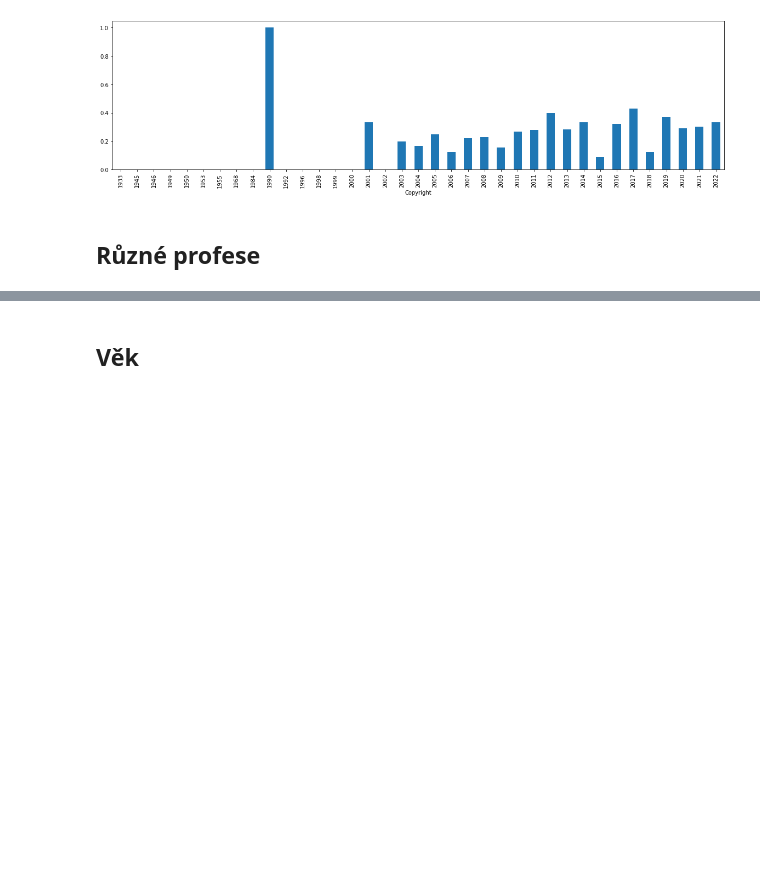
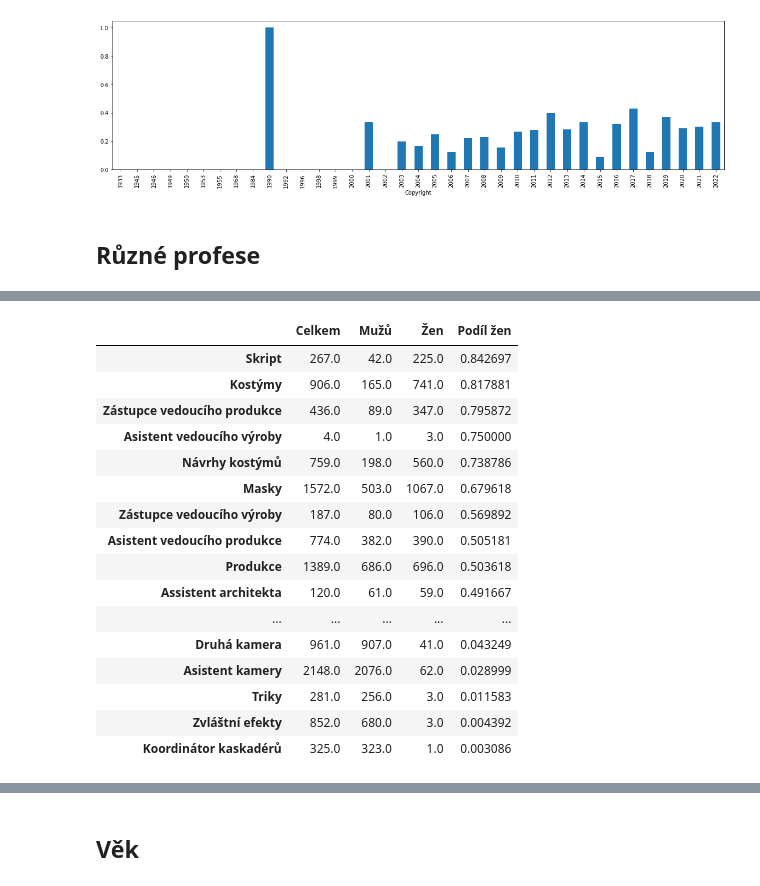
Before and after one commit to DataRozhlas/filmovy-prehled, a Jupyter notebook: 904 demografie.ipynb, the cells around one changed output, grey strips where cells are left out. Drawn from its saved outputs; the diff is of its cells as text; code cells hidden in the pictures; blank space fills up the shorter version.

```diff
--- a/904 demografie.ipynb
+++ b/904 demografie.ipynb
@@ -681,0 +646,20 @@ profesni_pomery20.sort_values(by="Podíl žen",ascending=False)
+# %%
+profesni_pomery(df[df["Copyright"] >= 1998], persony, prvni=False)
+# %% [output]
+|  | Celkem | Mužů | Žen | Podíl žen |
+| Skript | 267.0 | 42.0 | 225.0 | 0.842697 |
+| Kostýmy | 906.0 | 165.0 | 741.0 | 0.817881 |
+| Zástupce vedoucího produkce | 436.0 | 89.0 | 347.0 | 0.795872 |
+| Asistent vedoucího výroby | 4.0 | 1.0 | 3.0 | 0.750000 |
+| Návrhy kostýmů | 759.0 | 198.0 | 560.0 | 0.738786 |
+| Masky | 1572.0 | 503.0 | 1067.0 | 0.679618 |
+| Zástupce vedoucího výroby | 187.0 | 80.0 | 106.0 | 0.569892 |
+| Asistent vedoucího produkce | 774.0 | 382.0 | 390.0 | 0.505181 |
+| Produkce | 1389.0 | 686.0 | 696.0 | 0.503618 |
+| Assistent architekta | 120.0 | 61.0 | 59.0 | 0.491667 |
+| ... | ... | ... | ... | ... |
+| Druhá kamera | 961.0 | 907.0 | 41.0 | 0.043249 |
+| Asistent kamery | 2148.0 | 2076.0 | 62.0 | 0.028999 |
+| Triky | 281.0 | 256.0 | 3.0 | 0.011583 |
+| Zvláštní efekty | 852.0 | 680.0 | 3.0 | 0.004392 |
+| Koordinátor kaskadérů | 325.0 | 323.0 | 1.0 | 0.003086 |
```
Also changed, not shown: parts of 43 cells of this notebook, 13 other files.
